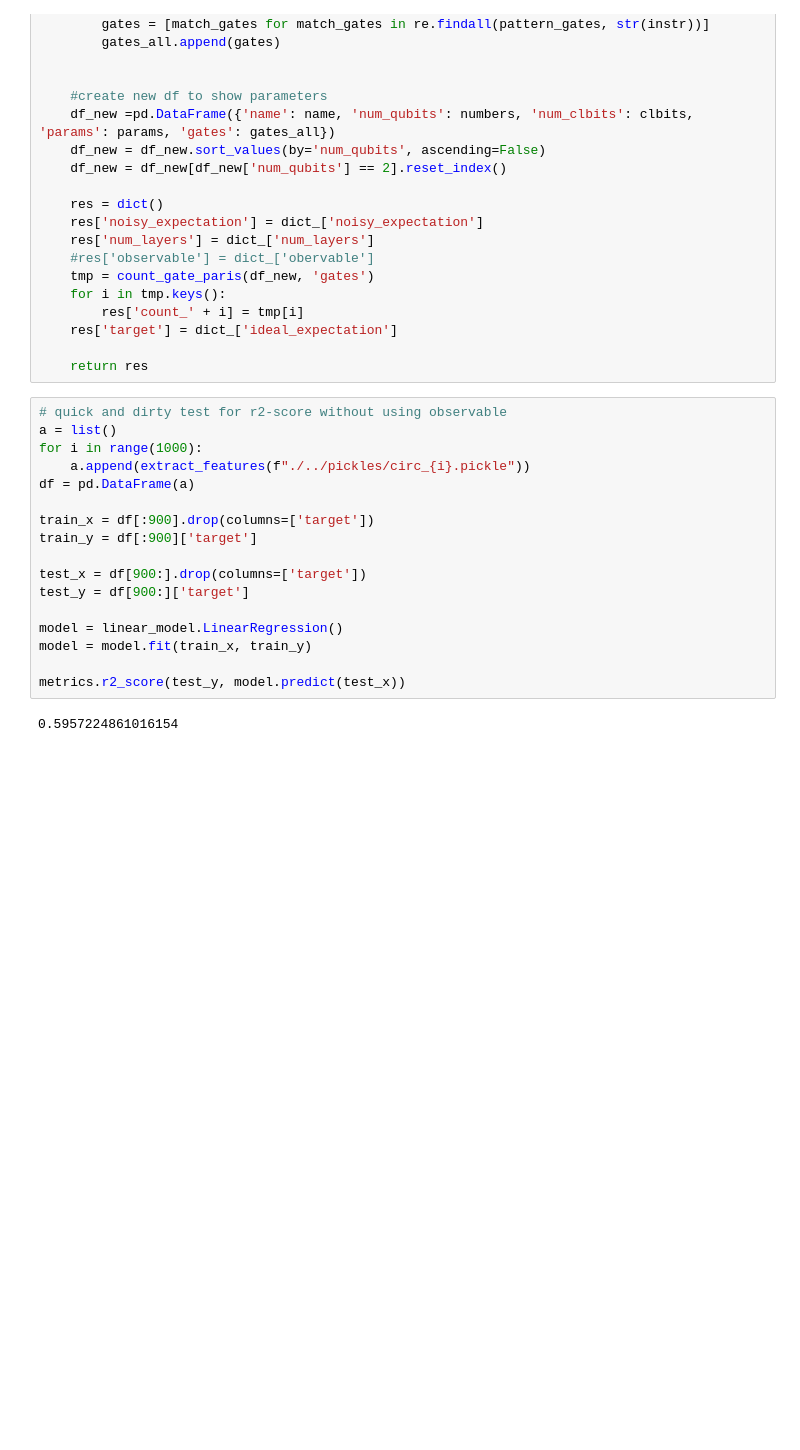
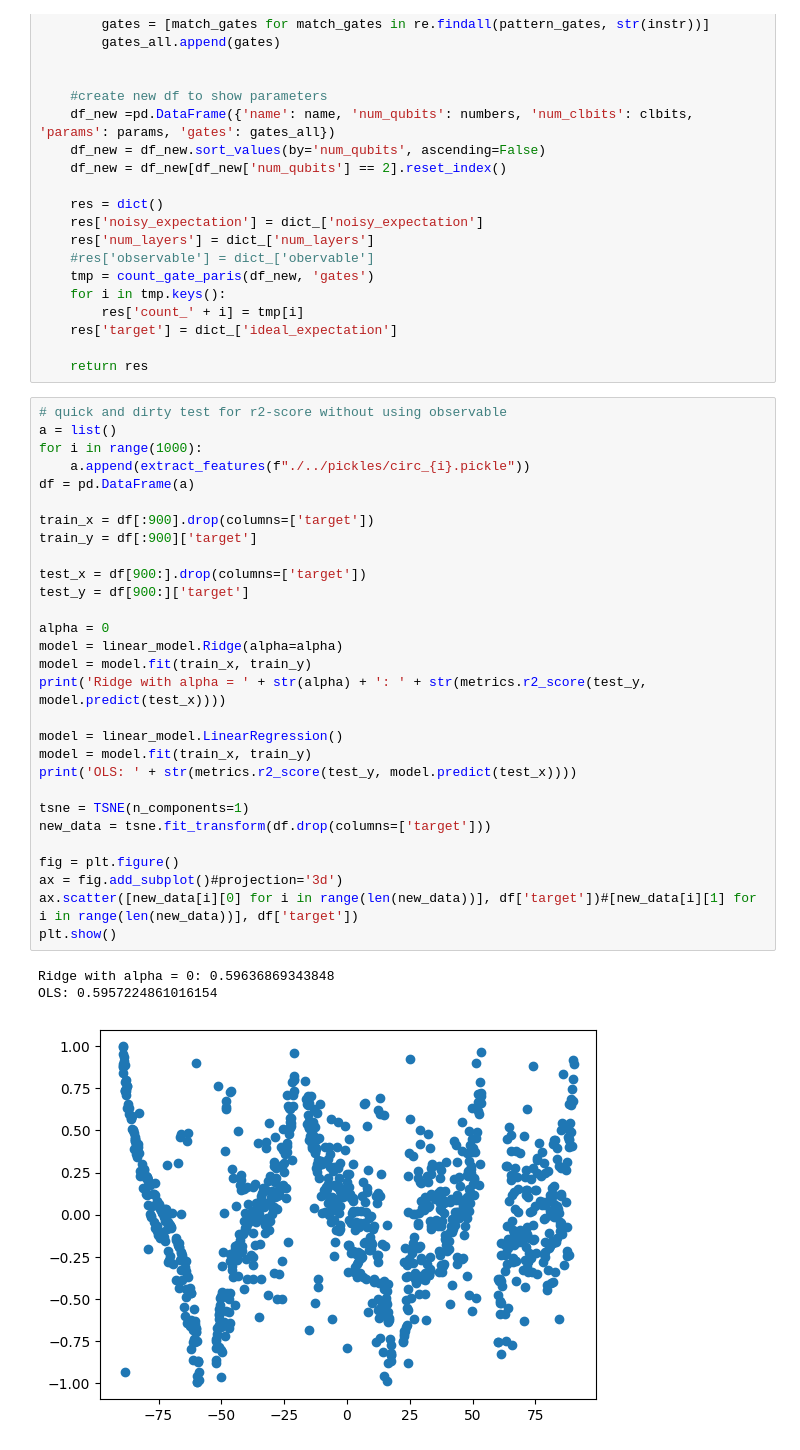
Before and after one commit to prachisharma21/ML_4_QEM, a Jupyter notebook: FeatureExtract.ipynb, the cells around one changed output. Drawn from its saved outputs; the diff is of its cells as text; blank space fills up the shorter version.

Commit message:
added some kind of plot for data

```diff
--- a/FeatureExtract.ipynb
+++ b/FeatureExtract.ipynb
@@ -76,19 +78,33 @@ def extract_features(path):
 # %%
 # quick and dirty test for r2-score without using observable
 a = list()
 for i in range(1000):
     a.append(extract_features(f"./../pickles/circ_{i}.pickle"))
 df = pd.DataFrame(a)
 
 train_x = df[:900].drop(columns=['target'])
 train_y = df[:900]['target']
 
 test_x = df[900:].drop(columns=['target'])
 test_y = df[900:]['target']
 
+alpha = 0
+model = linear_model.Ridge(alpha=alpha)
+model = model.fit(train_x, train_y)
+print('Ridge with alpha = ' + str(alpha) + ': ' + str(metrics.r2_score(test_y, model.predict(test_x))))
+
 model = linear_model.LinearRegression()
 model = model.fit(train_x, train_y)
+print('OLS: ' + str(metrics.r2_score(test_y, model.predict(test_x))))
 
-metrics.r2_score(test_y, model.predict(test_x))
+tsne = TSNE(n_components=1)
+new_data = tsne.fit_transform(df.drop(columns=['target']))
+
+fig = plt.figure()
+ax = fig.add_subplot()#projection='3d')
+ax.scatter([new_data[i][0] for i in range(len(new_data))], df['target'])#[new_data[i][1] for i in range(len(new_data))], df['target'])
+plt.show()
 # %% [output]
-0.5957224861016154
+Ridge with alpha = 0: 0.59636869343848
+OLS: 0.5957224861016154
+[figure, added]
```
Also changed, not shown: parts of 2 cells of this notebook.
